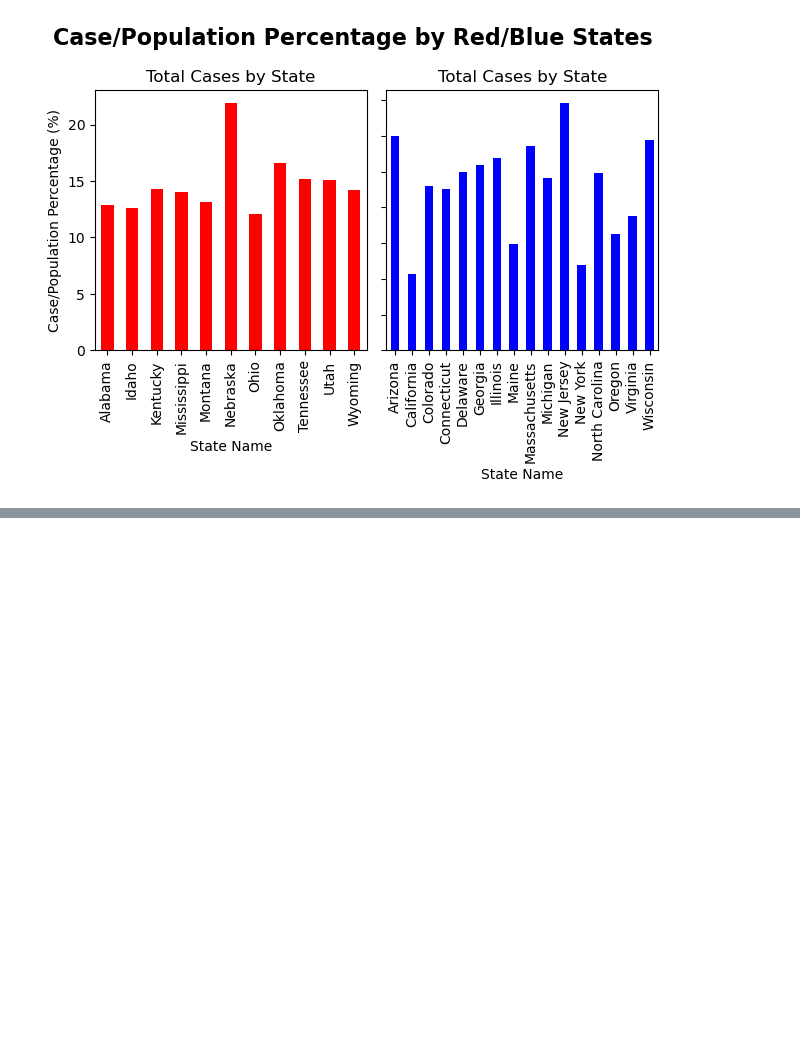
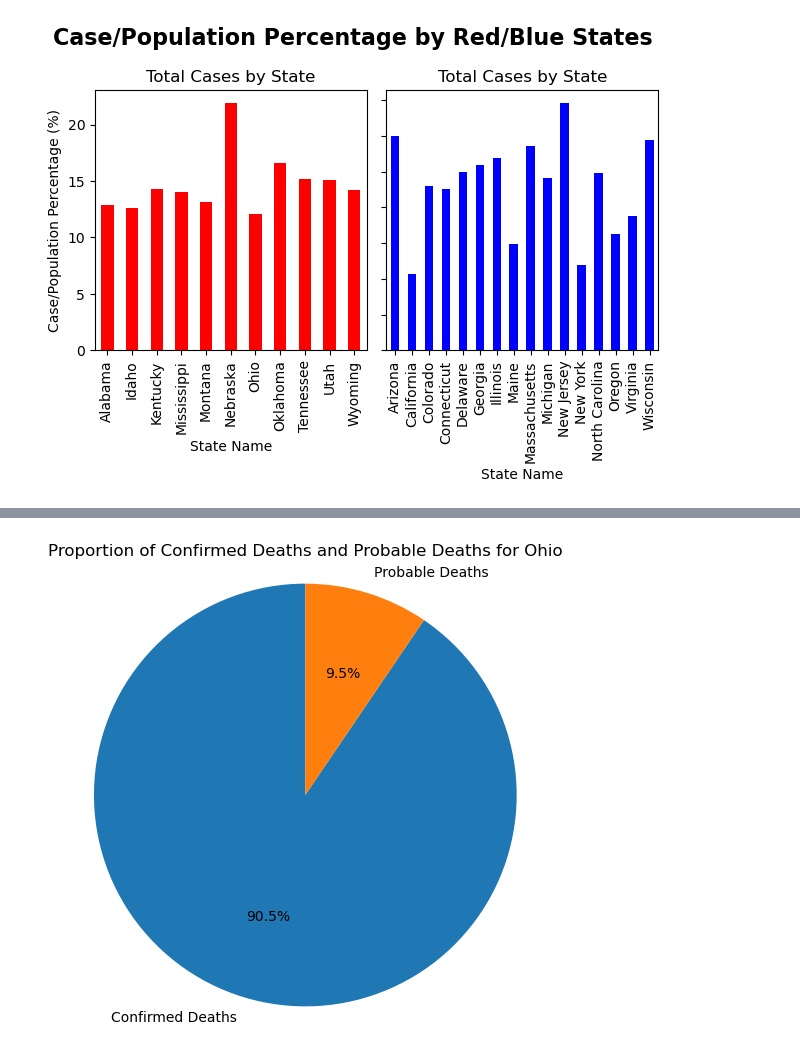
Before and after one commit to laurajanefaulds/project1, a Jupyter notebook: covid_data.ipynb, the cells around one changed output, grey strips where cells are left out. Cells and saved outputs as stored; diff of their text form; code cells hidden in the pictures; blank space fills up the shorter version.

```diff
--- a/covid_data.ipynb
+++ b/covid_data.ipynb
@@ -459,0 +471,16 @@ plt.show()
+# %%
+selected_state = 'Ohio'  # Replace 'Your State' with the desired state name
+
+state_data = final2_df[final2_df['State Name'] == selected_state]
+confirmed_deaths = state_data['Confirmed Deaths'].values[0]
+probable_deaths = state_data['Probable Deaths'].values[0]
+
+labels = ['Confirmed Deaths', 'Probable Deaths']
+sizes = [confirmed_deaths, probable_deaths]
+plt.figure(figsize=(6, 6))
+plt.pie(sizes, labels=labels, autopct='%1.1f%%', startangle=90)
+plt.title('Proportion of Confirmed Deaths and Probable Deaths for {}'.format(selected_state))
+plt.axis('equal')
+plt.show()
+# %% [output]
+[figure, added]
```
Also changed, not shown: parts of 12 cells of this notebook.
